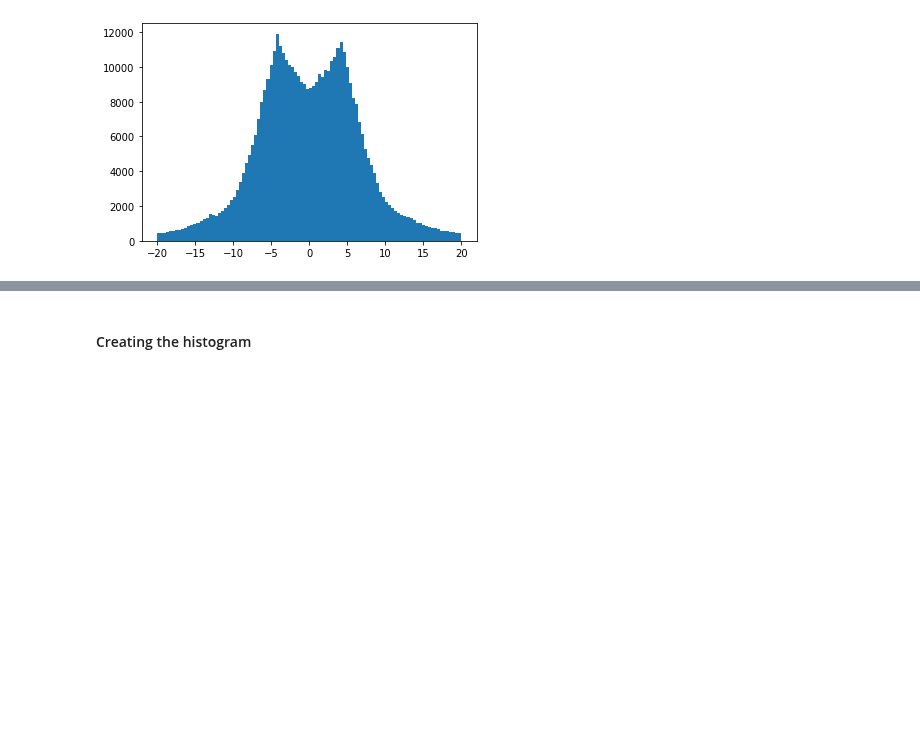
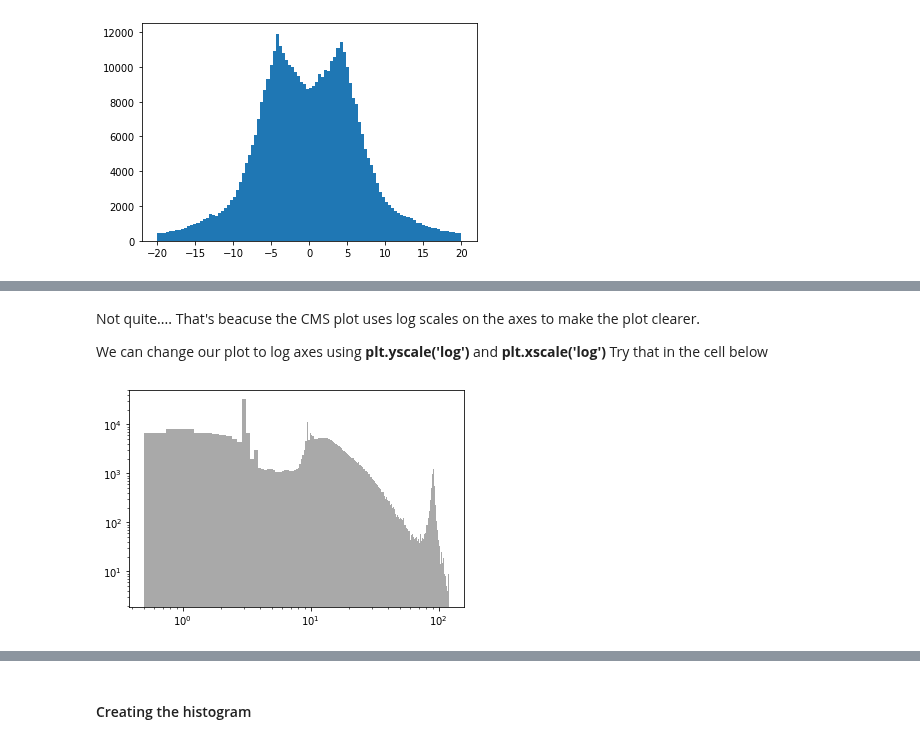
Before and after one commit to olaiya/zboson-exercise, a Jupyter notebook: Exercise.ipynb, the cells around one changed output, grey strips where cells are left out. Cells and saved outputs as stored; diff of their text form; code cells hidden in the pictures; blank space fills up the shorter version.

```diff
--- a/Exercise.ipynb
+++ b/Exercise.ipynb
@@ -438,3 +403,18 @@ Now it should look more similar.
     <center> <img src="images/CMShistogram.png" alt="image missing" style="height: 350px" />
    <figcaption>Image 8: The histogram of the invariant masses published by the CMS experiment. &copy; <a href="https://arxiv.org/abs/1206.4071">CMS Collaboration</a> [5]</figcaption> </center>
 </figure>
+# %% [markdown]
+Not quite.... That's beacuse the CMS plot uses log scales on the axes to make the plot clearer.
+
+We can change our plot to log axes using <b> plt.yscale('log')</b> and <b>plt.xscale('log')</b>
+Try that in the cell below
+# %%
+#You need to add you plt.hist line here
+plt.hist(invariant_mass_1, no_bins, range=(0.5,120.), color="darkgrey")
+
+plt.yscale('log')
+plt.xscale('log')
+
+plt.show()
+# %% [output]
+[figure, added]
```
Also changed, not shown: parts of 94 cells of this notebook, 2 other files.
